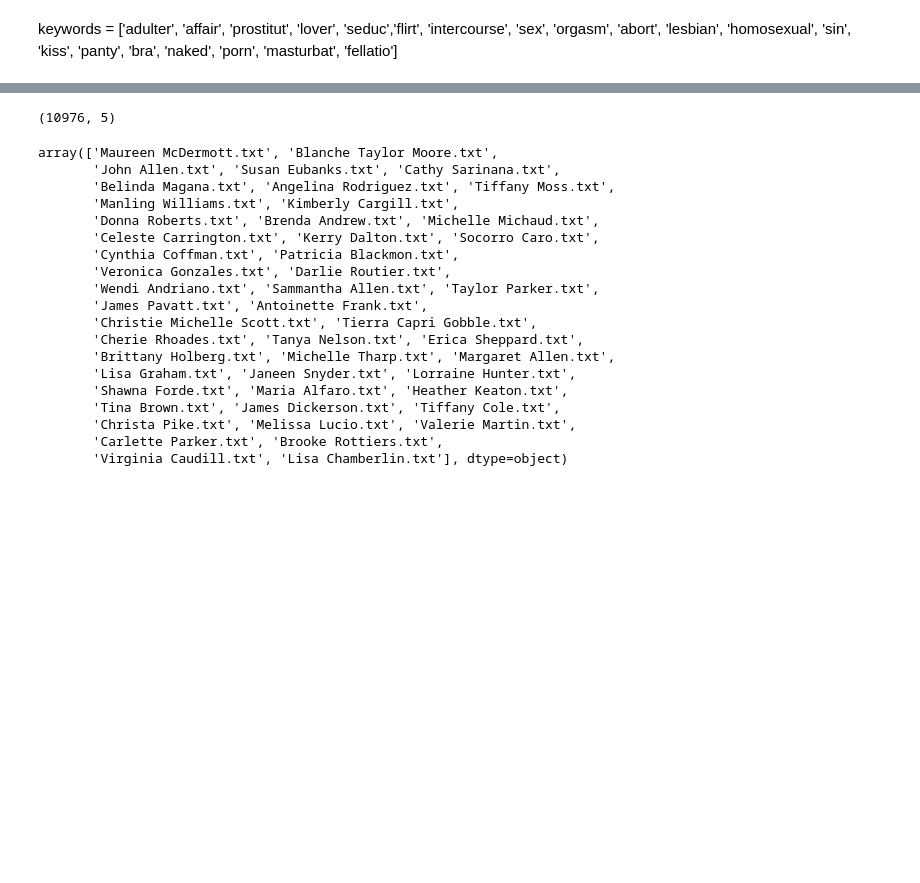
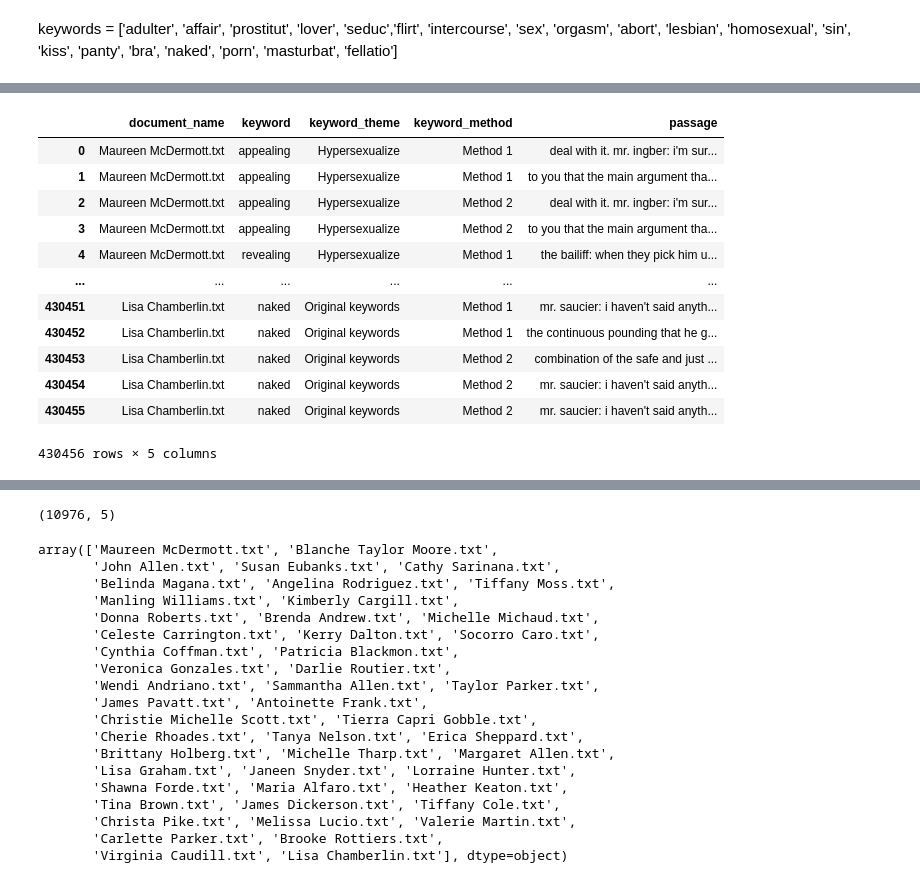
Before and after one commit to camille2019/NLP, a Jupyter notebook: Updated_Keyword_Count_Capital_Trials.ipynb, the cells around one changed output, grey strips where cells are left out. Drawn from its saved outputs; the diff is of its cells as text; code cells hidden in the pictures; blank space fills up the shorter version.

```diff
--- a/Updated_Keyword_Count_Capital_Trials.ipynb
+++ b/Updated_Keyword_Count_Capital_Trials.ipynb
@@ -206 +335,17 @@ passages_dict = pd.DataFrame(columns= ['document_name', 'keyword', 'keyword_them
+# %%
+passages_dict
+# %% [output]
+|  | document_name | keyword | keyword_theme | keyword_method | passage |
+| 0 | Maureen McDermott.txt | appealing | Hypersexualize | Method 1 | deal with it. mr. ingber: i'm sur... |
+| 1 | Maureen McDermott.txt | appealing | Hypersexualize | Method 1 | to you that the main argument tha... |
+| 2 | Maureen McDermott.txt | appealing | Hypersexualize | Method 2 | deal with it. mr. ingber: i'm sur... |
+| 3 | Maureen McDermott.txt | appealing | Hypersexualize | Method 2 | to you that the main argument tha... |
+| 4 | Maureen McDermott.txt | revealing | Hypersexualize | Method 1 | the bailiff: when they pick him u... |
+| ... | ... | ... | ... | ... | ... |
+| 430451 | Lisa Chamberlin.txt | naked | Original keywords | Method 1 | mr. saucier: i haven't said anyth... |
+| 430452 | Lisa Chamberlin.txt | naked | Original keywords | Method 1 | the continuous pounding that he g... |
+| 430453 | Lisa Chamberlin.txt | naked | Original keywords | Method 2 | combination of the safe and just ... |
+| 430454 | Lisa Chamberlin.txt | naked | Original keywords | Method 2 | mr. saucier: i haven't said anyth... |
+| 430455 | Lisa Chamberlin.txt | naked | Original keywords | Method 2 | mr. saucier: i haven't said anyth... |
+430456 rows × 5 columns
 # %%
```
Also changed, not shown: parts of 33 cells of this notebook.
